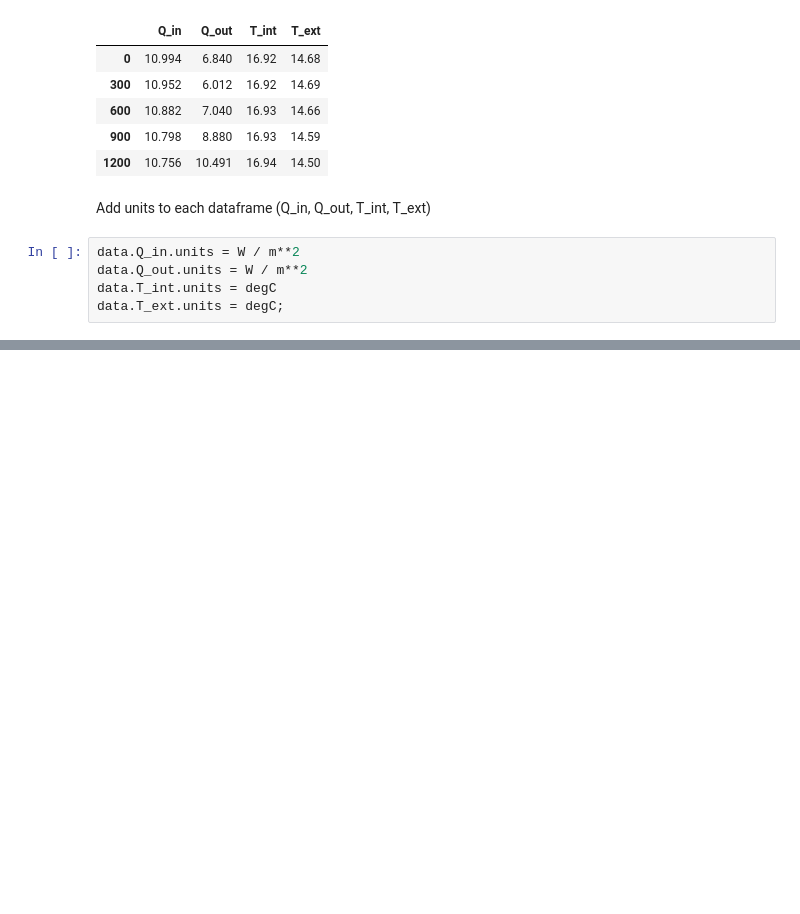
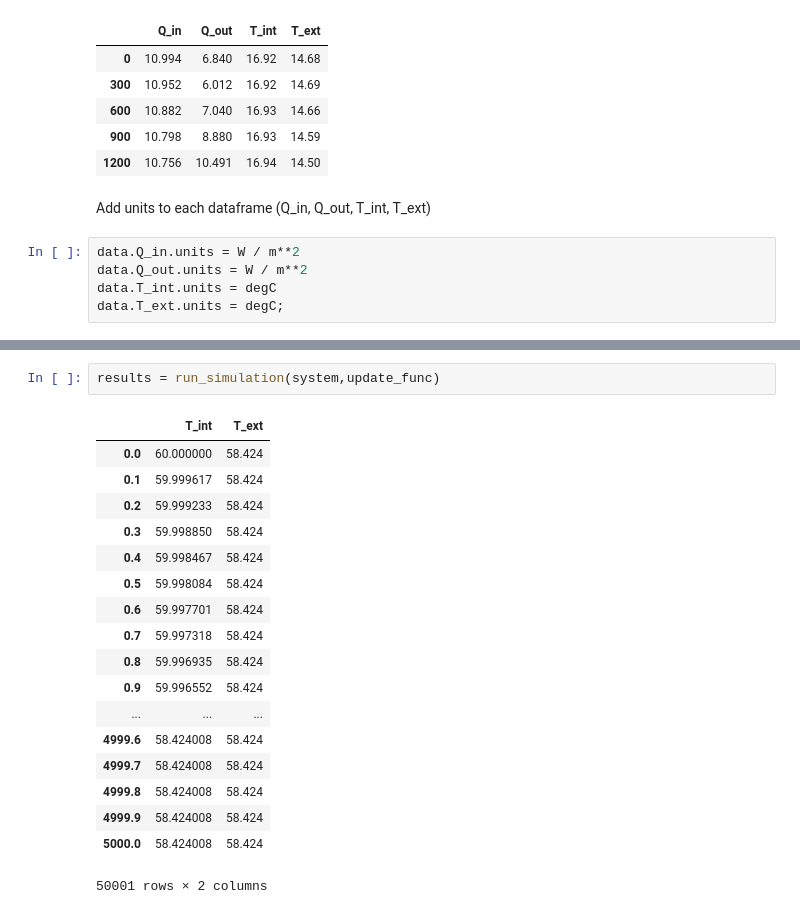
Before and after one commit to cwilklow/insulator, a Jupyter notebook: Insulator.ipynb, the cells around one changed output, grey strips where cells are left out. Cells and saved outputs as stored; diff of their text form; blank space fills up the shorter version.

```diff
--- a/Insulator.ipynb
+++ b/Insulator.ipynb
@@ -77,0 +162,21 @@ legend();
+# %%
+results = run_simulation(system,update_func)
+# %% [output]
+|  | T_int | T_ext |
+| 0.0 | 60.000000 | 58.424 |
+| 0.1 | 59.999617 | 58.424 |
+| 0.2 | 59.999233 | 58.424 |
+| 0.3 | 59.998850 | 58.424 |
+| 0.4 | 59.998467 | 58.424 |
+| 0.5 | 59.998084 | 58.424 |
+| 0.6 | 59.997701 | 58.424 |
+| 0.7 | 59.997318 | 58.424 |
+| 0.8 | 59.996935 | 58.424 |
+| 0.9 | 59.996552 | 58.424 |
+| ... | ... | ... |
+| 4999.6 | 58.424008 | 58.424 |
+| 4999.7 | 58.424008 | 58.424 |
+| 4999.8 | 58.424008 | 58.424 |
+| 4999.9 | 58.424008 | 58.424 |
+| 5000.0 | 58.424008 | 58.424 |
+50001 rows × 2 columns
```
Also changed, not shown: parts of 12 cells of this notebook, 1 other file.
